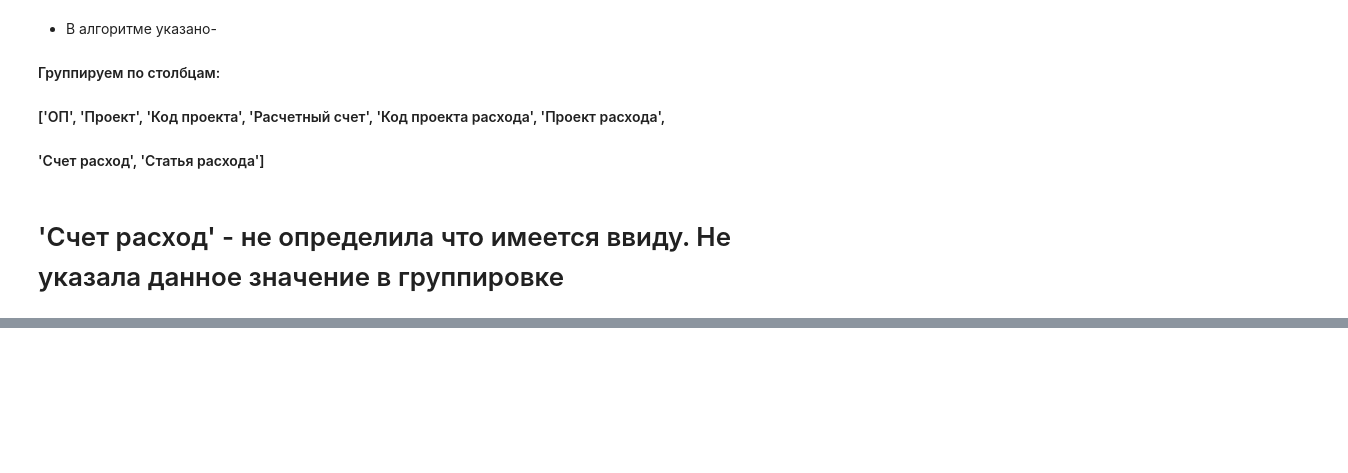
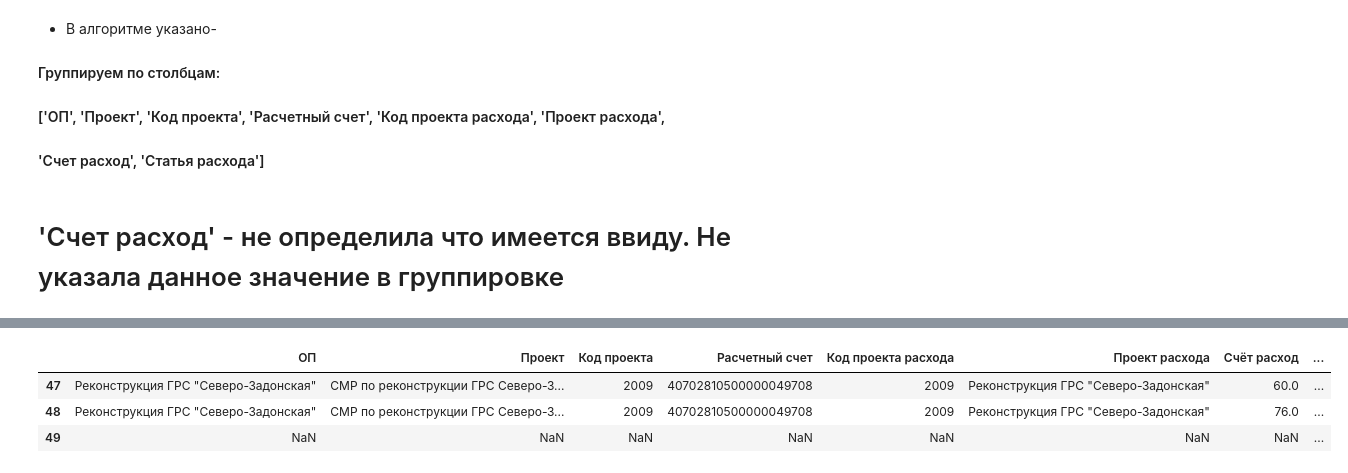
Before and after one commit to anfisso666/projects, a Jupyter notebook: ОП.ipynb, the cells around one changed output, grey strips where cells are left out. Saved outputs shown, nothing was run; the diff lists cells and outputs as text; code cells hidden in the pictures; blank space fills up the shorter version.

```diff
--- a/ОП.ipynb
+++ b/ОП.ipynb
@@ -176,2 +176,9 @@ ct_51[:3]
+# %%
+ct_51[-3:]
+# %% [output]
+|  | ОП | Проект | Код проекта | Расчетный счет | Код проекта расхода | Проект расхода | Счёт расход | ... |
+| 47 | Реконструкция ГРС "Северо-Задонская" | СМР по реконструкции ГРС Северо-З... | 2009 | 40702810500000049708 | 2009 | Реконструкция ГРС "Северо-Задонская" | 60.0 | ... |
+| 48 | Реконструкция ГРС "Северо-Задонская" | СМР по реконструкции ГРС Северо-З... | 2009 | 40702810500000049708 | 2009 | Реконструкция ГРС "Северо-Задонская" | 76.0 | ... |
+| 49 | NaN | NaN | NaN | NaN | NaN | NaN | NaN | ... |
 # %%
 ct_51.to_excel('Отчет.xlsx', sheet_name='Отчет', index=False)
```
Also changed, not shown: parts of 4 cells of this notebook.
